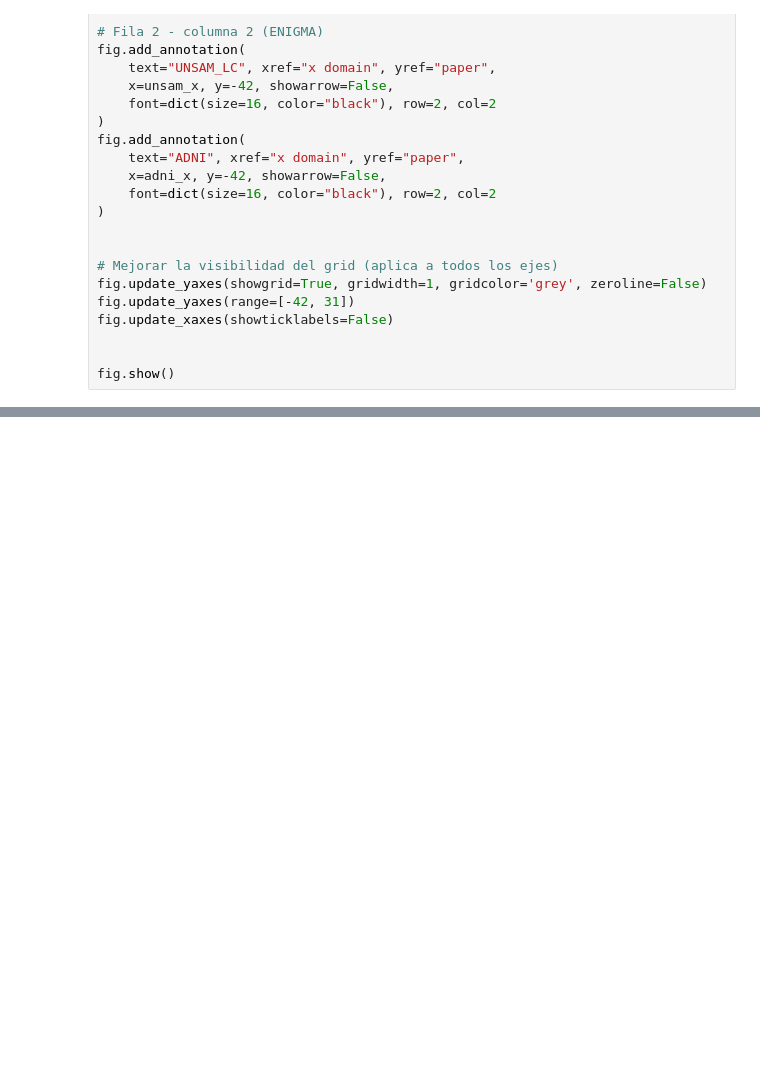
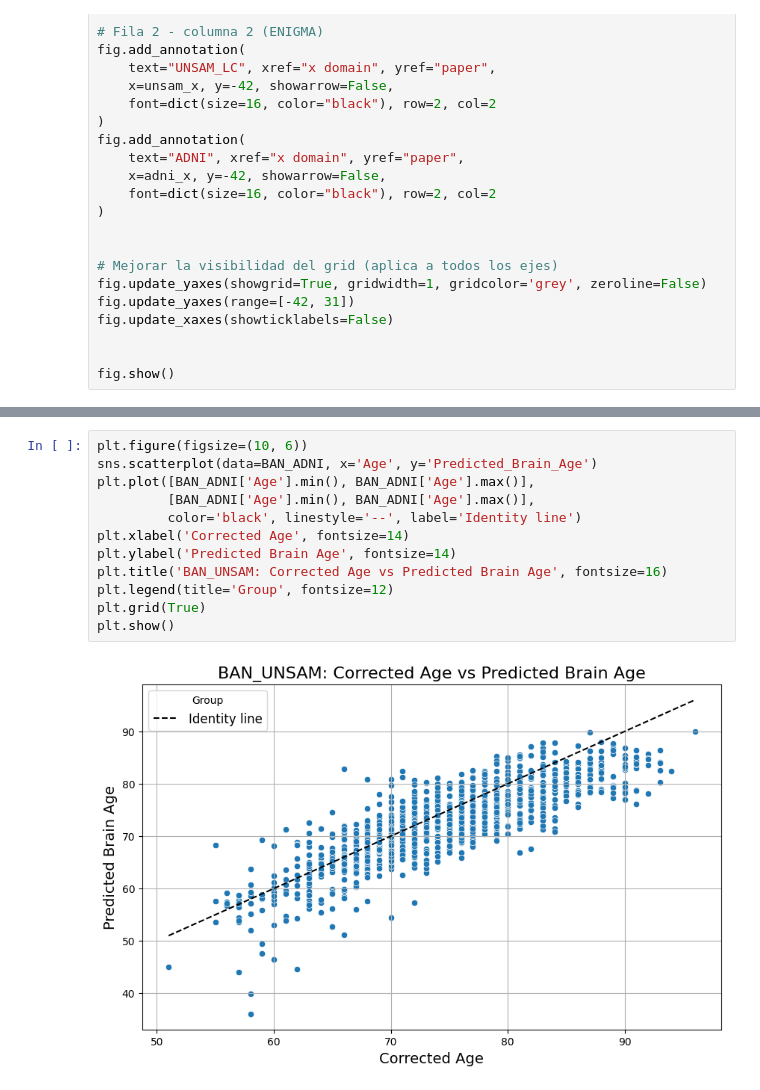
Before and after one commit to mabelzunce/brainage-models-benchmark, a Jupyter notebook: results/scatter+box.ipynb, the cells around one changed output, grey strips where cells are left out. Drawn from its saved outputs; the diff is of its cells as text; blank space fills up the shorter version.

```diff
--- a/results/scatter+box.ipynb
+++ b/results/scatter+box.ipynb
@@ -425,0 +531,14 @@ BAN_UNSAM
+# %%
+plt.figure(figsize=(10, 6))
+sns.scatterplot(data=BAN_ADNI, x='Age', y='Predicted_Brain_Age')
+plt.plot([BAN_ADNI['Age'].min(), BAN_ADNI['Age'].max()],
+         [BAN_ADNI['Age'].min(), BAN_ADNI['Age'].max()],
+         color='black', linestyle='--', label='Identity line')
+plt.xlabel('Corrected Age', fontsize=14)
+plt.ylabel('Predicted Brain Age', fontsize=14)
+plt.title('BAN_UNSAM: Corrected Age vs Predicted Brain Age', fontsize=16)
+plt.legend(title='Group', fontsize=12)
+plt.grid(True)
+plt.show()
+# %% [output]
+[figure, added]
```
Also changed, not shown: parts of 10 cells of this notebook, 2 other files.
